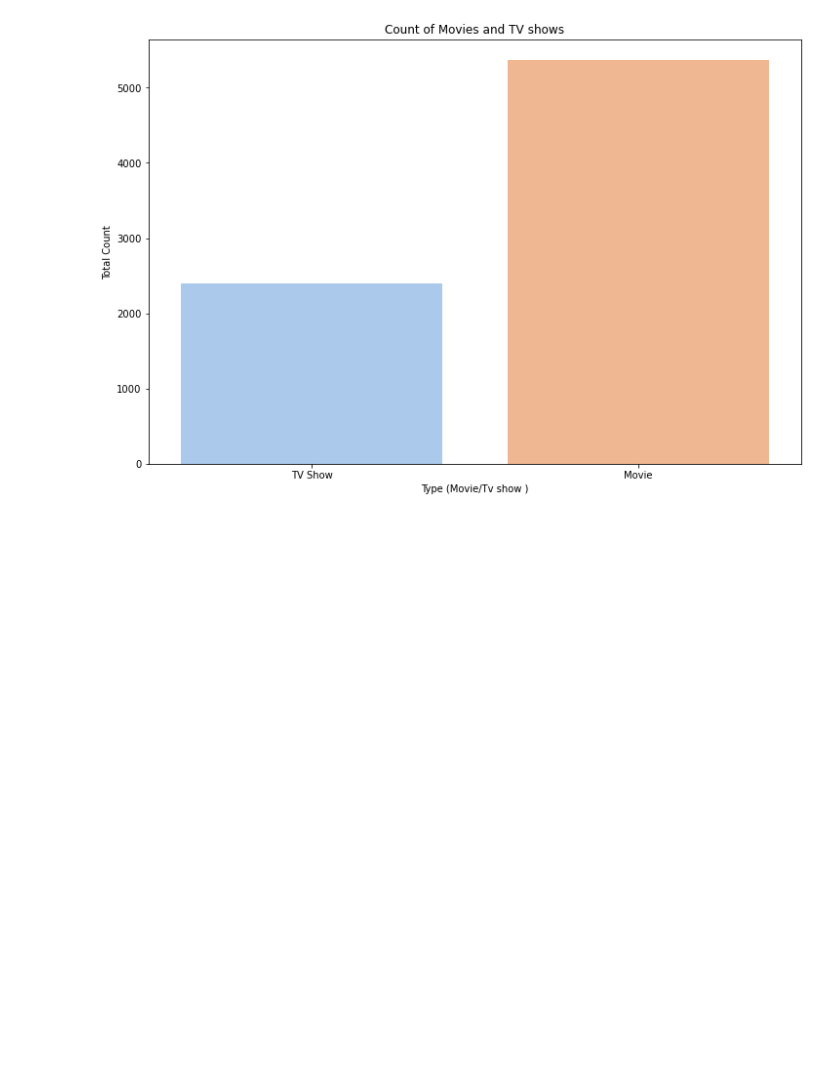
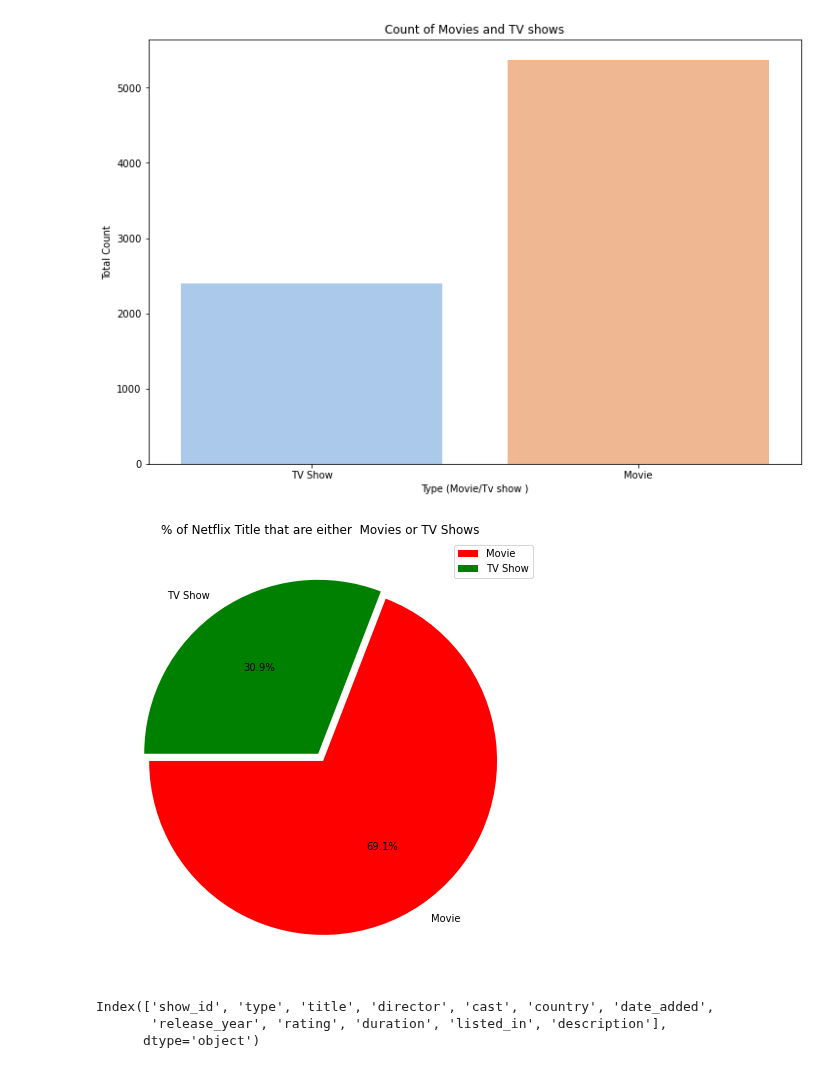
Before and after one commit to Aristo-eng/Netflix-Movies-TV-Documentaries-and-Show-analysis, a Jupyter notebook: Jupyter Notebooks/Analysis_of_netflix_movies.ipynb, the cells around one changed output. Cells and saved outputs as stored; diff of their text form; code cells hidden in the pictures; blank space fills up the shorter version.

Commit message:
Provided more insights and additional visualizations

```diff
--- a/Jupyter Notebooks/Analysis_of_netflix_movies.ipynb
+++ b/Jupyter Notebooks/Analysis_of_netflix_movies.ipynb
@@ -185,3 +189,17 @@ plt.ylabel('Total Count')
 plt.show();
 # %% [output]
 [figure]
+# %%
+plt.figure(figsize=(12,8))
+plt.title('% of Netflix Title that are either  Movies or TV Shows')
+g = plt.pie(netflix_data_titles.type.value_counts() , explode=(.025,.025),labels =netflix_data_titles.type.value_counts().index,colors=['red','green'],autopct='%1.1f%%',startangle=180);
+plt.legend()
+plt.show()
+# %% [output]
+[figure, added]
+# %%
+netflix_data_titles.columns
+# %% [output]
+Index(['show_id', 'type', 'title', 'director', 'cast', 'country', 'date_added',
+       'release_year', 'rating', 'duration', 'listed_in', 'description'],
+      dtype='object')
```
Also changed, not shown: parts of 12 cells of this notebook.
